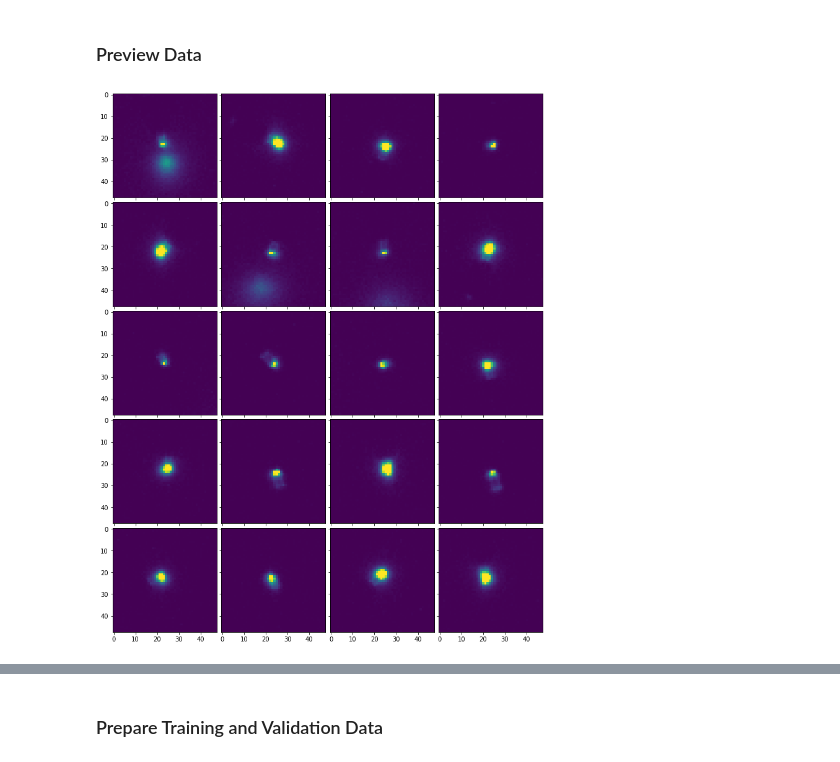
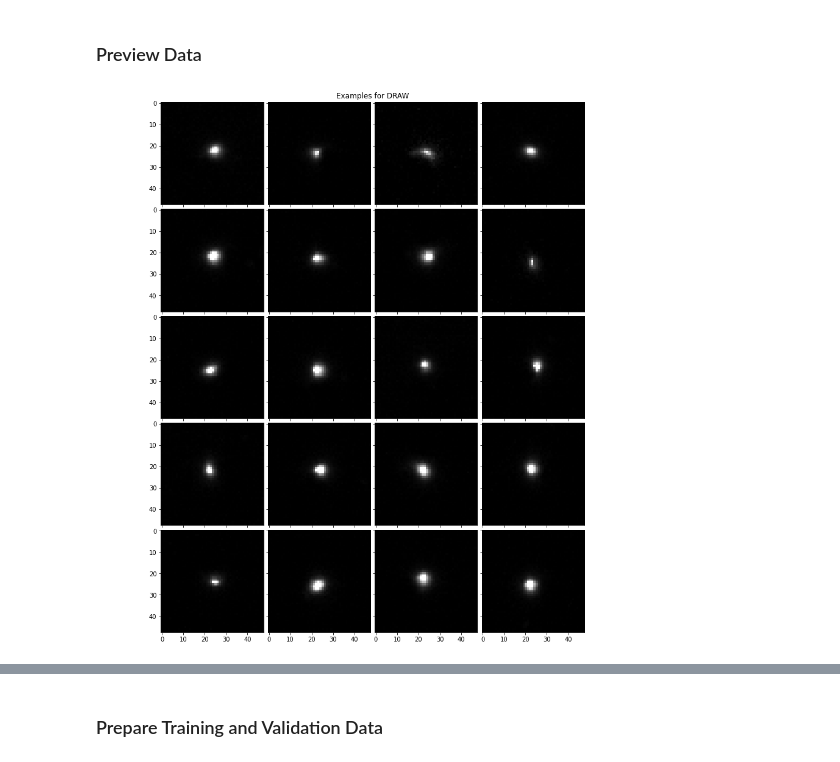
Before and after one commit to vigitia/IRPenTracking, a Jupyter notebook: evaluation/train_network.ipynb, the cells around one changed output, grey strips where cells are left out. Saved outputs shown, nothing was run; the diff lists cells and outputs as text; code cells hidden in the pictures.

Commit message:
WIP latency and prediction

```diff
--- a/evaluation/train_network.ipynb
+++ b/evaluation/train_network.ipynb
@@ -32,7 +35,7 @@ IMG_SIZE = 48
 MIN_BRIGHTNESS_PREDICTION = 50
 
 PARENT_DIRECTORY = '../out3/'
-FOLDER_NAME = '2022-07-29'
+FOLDER_NAME = '2022-08-02'
 # %%
 DRAW_PATHS = []
 HOVER_PATHS = []
@@ -58,23 +61,32 @@ print(HOVER_PATHS)
 ### Helper functions
 # %%
 def read_images_mono(path):
+
     files = os.listdir(path)
     files = [file for file in files if file[-4:] == ".png"]
+
+    print('Read {} files from "{}"'.format(len(files), path))
 
     images = []
     coords = []
 
     size = IMG_SIZE
 
+    skip_count = 0
+
     for file in tqdm(files):
         try:
             image = cv2.imread(os.path.join(path, file), cv2.IMREAD_GRAYSCALE)
-            if image.shape == (size, size) and np.max(image) > MIN_BRIGHTNESS_PREDICTION:
+            if image.shape == (size, size) and np.max(image) > MIN_BRIGHTNESS_PREDICTION and '681_597' not in file and '46_565' not in file:
                 images.append(image)
+            else:
+                # print(image.shape, np.max(image))
+                skip_count += 1
 
         except OSError:
             pass
 
+    print('Skipped:', skip_count)
     return images, coords
 # %%
 def data_augmentation(images):
@@ -84,7 +96,7 @@ def data_augmentation(images):
         result.append(cv2.flip(img, flipCode=0))
         for i in range(3):  # TODO: CHECK IF 4 is needed here
             tmp = cv2.rotate(img, i)
-            for b in range(9, 12):
+            for b in range(10, 11):
                 tmp2 = np.clip(tmp * (b / 10), 0, 255)
                 result.append(tmp2)
                 result.append(cv2.flip(tmp2, flipCode=0))
@@ -116,21 +156,23 @@ Please use `tqdm.notebook.tqdm` instead of `tqdm.tqdm_notebook`
 # %%
 ROWS = 4
 COLUMS = 5
 
 
 image_list = []
 for i in range(ROWS*COLUMS):
-    image_list.append(random.sample(images, 1)[0])
+    image_list.append(random.sample(images_draw, 1)[0])
 
 
 fig = plt.figure(figsize=(16, 16))
+plt.title('Examples for DRAW')
+plt.axis('off')
 grid = ImageGrid(fig, 111,  # similar to subplot(111)
                  nrows_ncols=(COLUMS, ROWS),  # creates 2x2 grid of axes
                  axes_pad=0.1,  # pad between axes in inch.
                  )
 
 for ax, im in zip(grid, image_list):
     # Iterating over the grid returns the Axes.
-    ax.imshow(im)
+    ax.imshow(im, 'gray')
 # %% [output]
-[figure, old version]
+[figure, new version]
```
Also changed, not shown: parts of 15 cells of this notebook, 4 other files.
